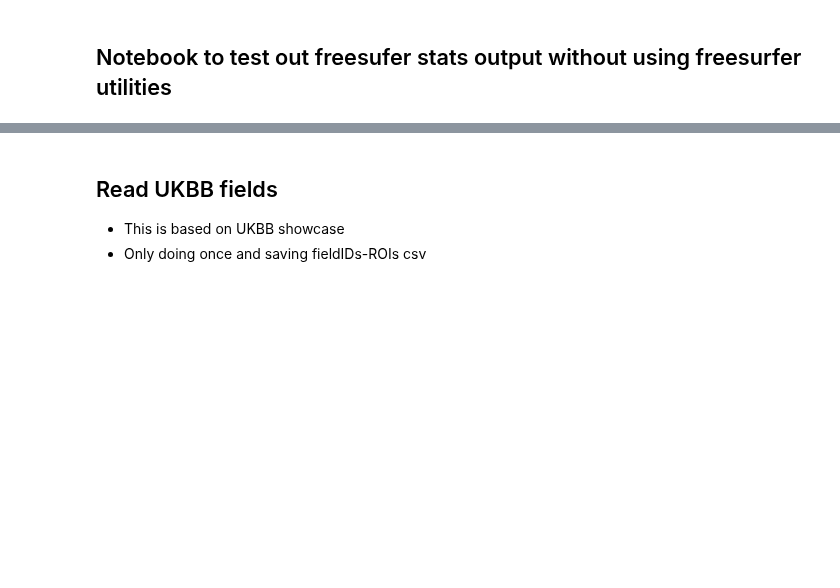
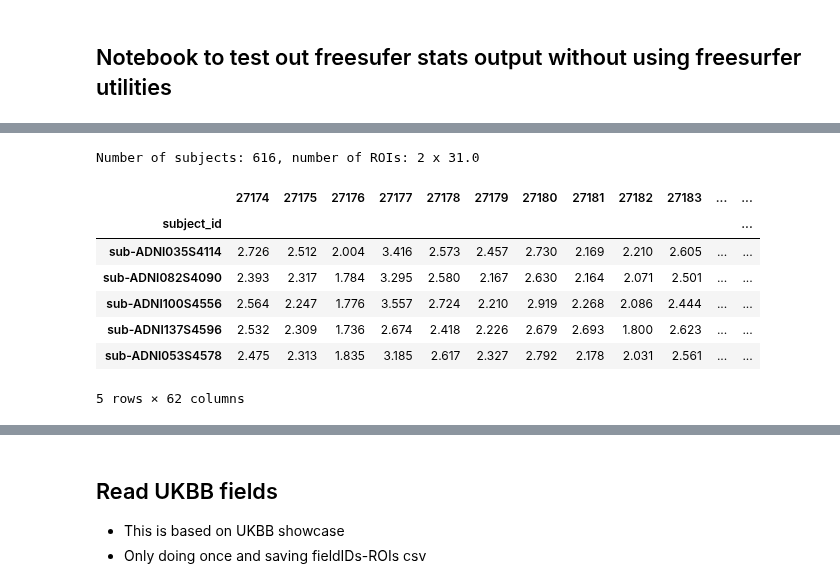
Before and after one commit to nikhil153/brain-diff, a Jupyter notebook: fmriprep/freesurfer_stats.ipynb, the cells around one changed output, grey strips where cells are left out. Saved outputs shown, nothing was run; the diff lists cells and outputs as text; code cells hidden in the pictures; blank space fills up the shorter version.

```diff
--- a/fmriprep/freesurfer_stats.ipynb
+++ b/fmriprep/freesurfer_stats.ipynb
@@ -59,0 +119,20 @@ save_file
+# %%
+FS_stats_dir = "/home/nikhil/projects/brain_changes/brain-diff/fmriprep/stats/"
+FS_stats_file = f"{FS_stats_dir}adni_m24_FS_DKTatlas_average_thickness.csv"
+FS_stats_df = pd.read_csv(FS_stats_file)
+
+# Drop extra/accidental columns
+FS_stats_df = FS_stats_df.drop(columns=["Unnamed: 0","temporalpole","frontalpole"]).set_index("subject_id")
+
+print(f"Number of subjects: {len(FS_stats_df)}, number of ROIs: 2 x {len(FS_stats_df.columns)/2}")
+FS_stats_df.head()
+# %% [output]
+Number of subjects: 616, number of ROIs: 2 x 31.0
+|  | 27174 | 27175 | 27176 | 27177 | 27178 | 27179 | 27180 | 27181 | 27182 | 27183 | ... | ... |
+| subject_id |  |  |  |  |  |  |  |  |  |  |  | ... |
+| sub-ADNI035S4114 | 2.726 | 2.512 | 2.004 | 3.416 | 2.573 | 2.457 | 2.730 | 2.169 | 2.210 | 2.605 | ... | ... |
+| sub-ADNI082S4090 | 2.393 | 2.317 | 1.784 | 3.295 | 2.580 | 2.167 | 2.630 | 2.164 | 2.071 | 2.501 | ... | ... |
+| sub-ADNI100S4556 | 2.564 | 2.247 | 1.776 | 3.557 | 2.724 | 2.210 | 2.919 | 2.268 | 2.086 | 2.444 | ... | ... |
+| sub-ADNI137S4596 | 2.532 | 2.309 | 1.736 | 2.674 | 2.418 | 2.226 | 2.679 | 2.693 | 1.800 | 2.623 | ... | ... |
+| sub-ADNI053S4578 | 2.475 | 2.313 | 1.835 | 3.185 | 2.617 | 2.327 | 2.792 | 2.178 | 2.031 | 2.561 | ... | ... |
+5 rows × 62 columns
```
Also changed, not shown: parts of 19 cells of this notebook, 3 other files.
